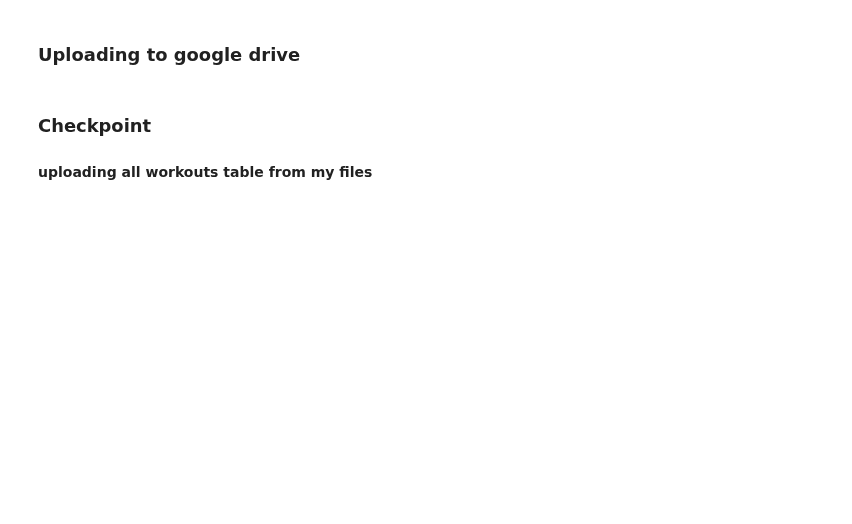
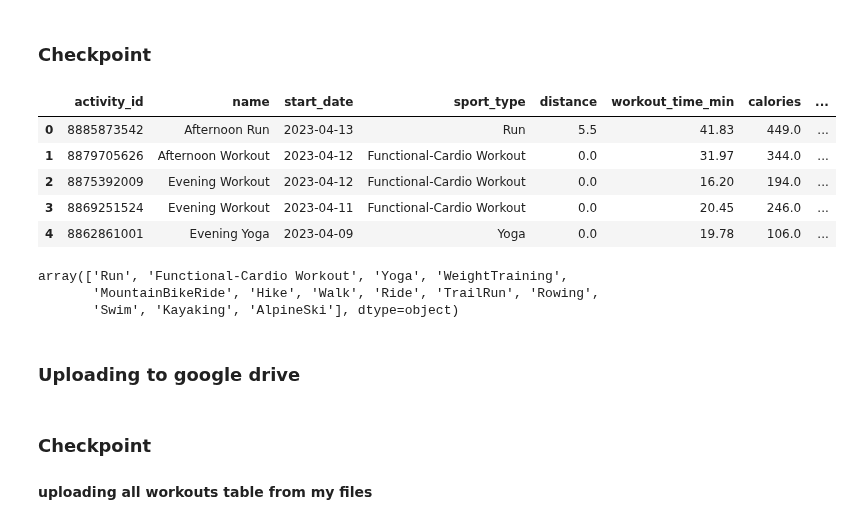
Before and after one commit to ManuelElizaldi/PyStrava, a Jupyter notebook: StravaConnect.ipynb, the cells around one changed output. Saved outputs shown, nothing was run; the diff lists cells and outputs as text; code cells hidden in the pictures; blank space fills up the shorter version.

```diff
--- a/StravaConnect.ipynb
+++ b/StravaConnect.ipynb
@@ -379,3 +376,15 @@ def DescribeWorkoutdf(workout_df):
     grl_stats_df = grl_stats_df.reset_index()
     grl_stats_df = grl_stats_df.rename(columns={'index':'Info','Info':'Data'})
     return grl_stats_df
+# %% [markdown]
+### Checkpoint
+# %%
+all_workouts_df = pd.read_excel(r'C:\Users\Manuel Elizaldi\Desktop\Learning-Testing\PyStrava\Outputs\workout_data.xls',sheet_name='All_Workouts_Table')
+all_workouts_df.head(5)
+# %% [output]
+|  | activity_id | name | start_date | sport_type | distance | workout_time_min | calories | ... |
+| 0 | 8885873542 | Afternoon Run | 2023-04-13 | Run | 5.5 | 41.83 | 449.0 | ... |
+| 1 | 8879705626 | Afternoon Workout | 2023-04-12 | Functional-Cardio Workout | 0.0 | 31.97 | 344.0 | ... |
+| 2 | 8875392009 | Evening Workout | 2023-04-12 | Functional-Cardio Workout | 0.0 | 16.20 | 194.0 | ... |
+| 3 | 8869251524 | Evening Workout | 2023-04-11 | Functional-Cardio Workout | 0.0 | 20.45 | 246.0 | ... |
+| 4 | 8862861001 | Evening Yoga | 2023-04-09 | Yoga | 0.0 | 19.78 | 106.0 | ... |
@@ -381,0 +617,6 @@ def DescribeWorkoutdf(workout_df):
+# %%
+all_workouts_df['sport_type'].unique()
+# %% [output]
+array(['Run', 'Functional-Cardio Workout', 'Yoga', 'WeightTraining',
+       'MountainBikeRide', 'Hike', 'Walk', 'Ride', 'TrailRun', 'Rowing',
+       'Swim', 'Kayaking', 'AlpineSki'], dtype=object)
```
Also changed, not shown: parts of 5 cells of this notebook.
